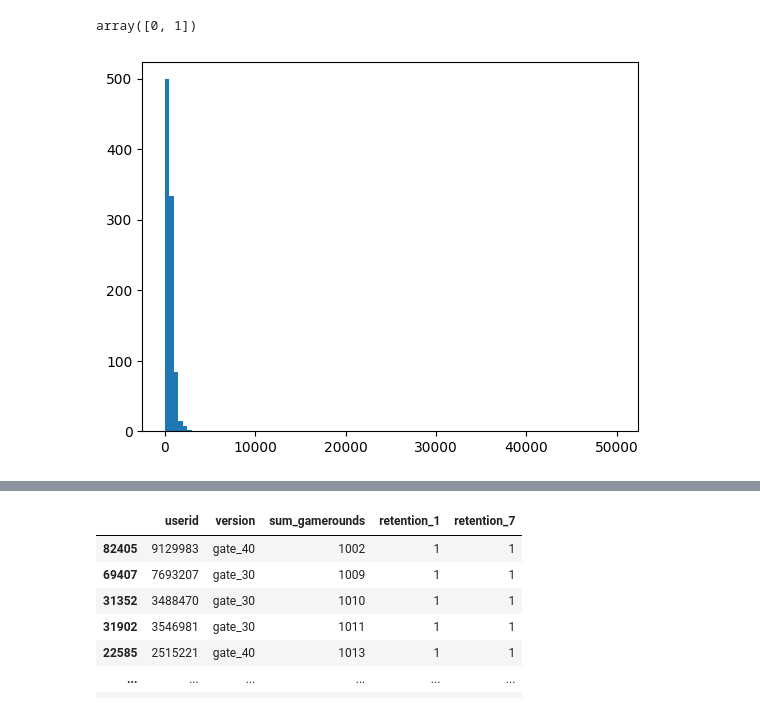
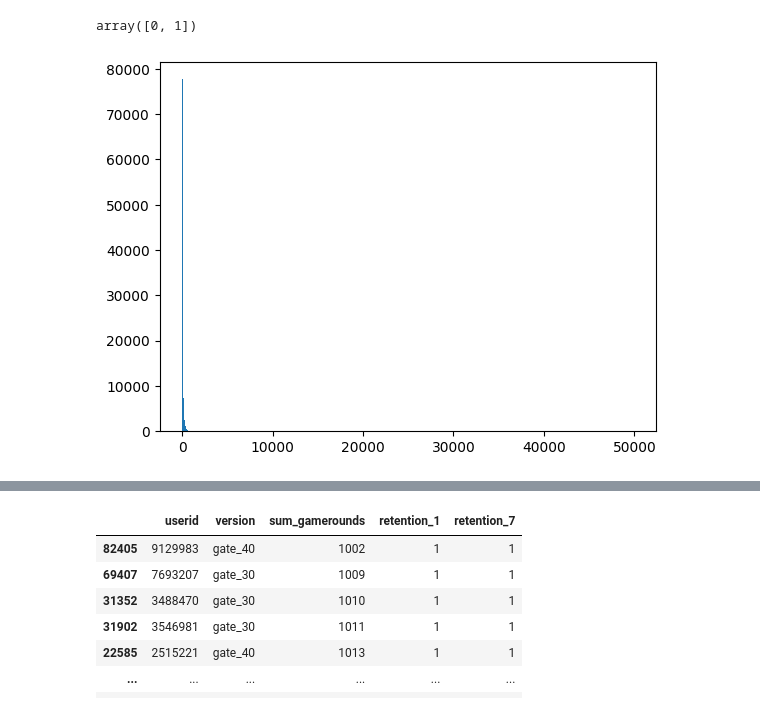
Before and after one commit to Anatiliy/AB_testing, a Jupyter notebook: task9.ipynb, the cells around one changed output, grey strips where cells are left out. Saved outputs shown, nothing was run; the diff lists cells and outputs as text; code cells hidden in the pictures.

```diff
--- a/task9.ipynb
+++ b/task9.ipynb
@@ -80,6 +83,6 @@ array([0, 1])
 # %%
 # Смотрим есть ли недопустимые значения в столбце sum_gamerounds
 plt.figure()
-plt.hist(df['sum_gamerounds'].unique(), bins=100);
+plt.hist(df['sum_gamerounds'], bins=500);
 # %% [output]
-[figure, old version]
+[figure, new version]
```
Also changed, not shown: parts of 9 cells of this notebook.
